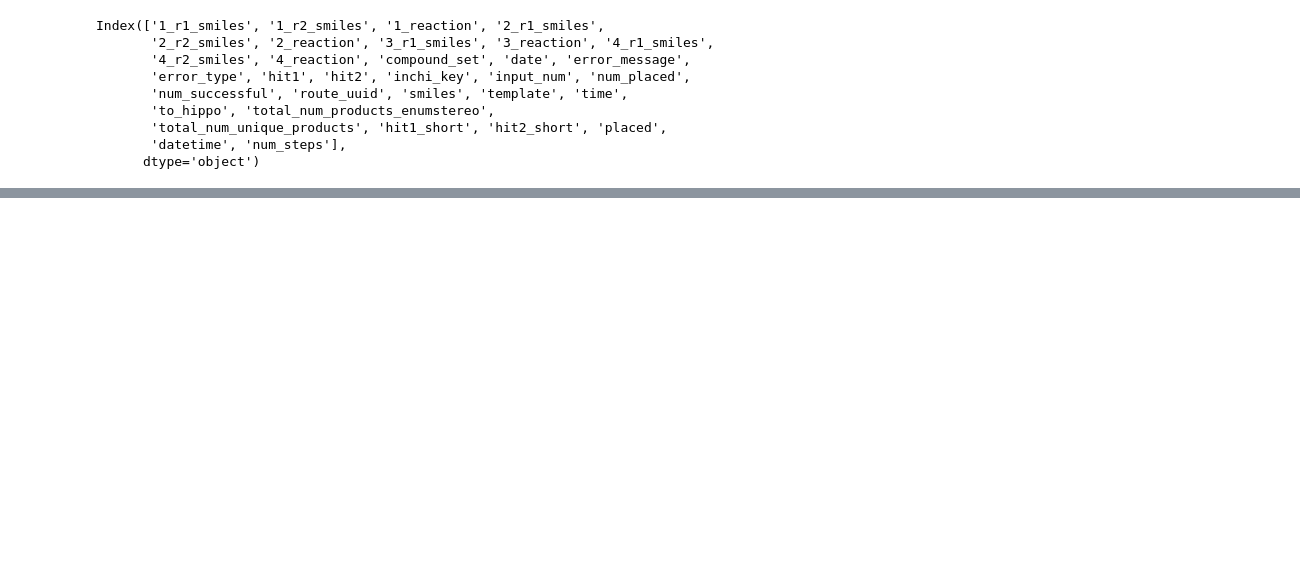
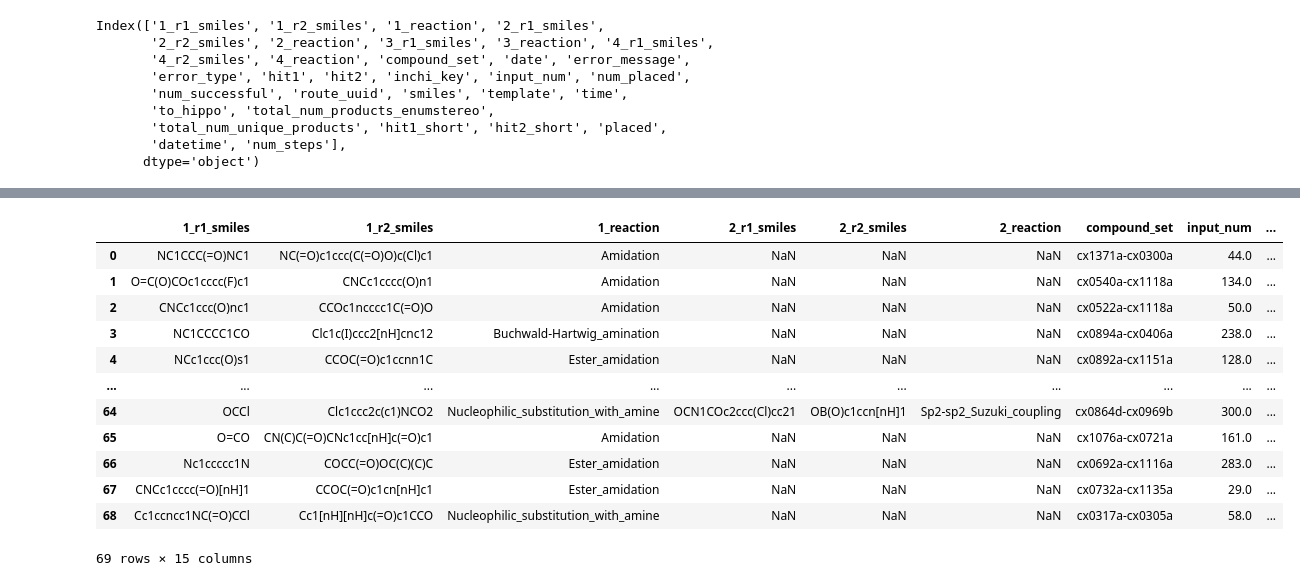
Before and after one commit to kate-fie/CHIKV-Mac-syndirella-run, a Jupyter notebook: nbs/chemistry.ipynb, the cells around one changed output, grey strips where cells are left out. Drawn from its saved outputs; the diff is of its cells as text; code cells hidden in the pictures; blank space fills up the shorter version.

```diff
--- a/nbs/chemistry.ipynb
+++ b/nbs/chemistry.ipynb
@@ -57,0 +228,31 @@ non_car.to_csv('sept10_syndirella_CHIKV_MAC_no_car_routes.csv', index=False)
+# %%
+columns_to_drop = ['date',
+                   'inchi_key',
+                   'total_num_products_enumstereo',
+                   'total_num_unique_products',
+                   'placed',
+                   'num_placed',
+                   'num_successful',
+                   'hit1',
+                   'hit2',
+                   'to_hippo',
+                   'template',
+                   'time']
+df = df.drop(columns=columns_to_drop)
+df.reset_index(drop=True, inplace=True)
+# %%
+df
+# %% [output]
+|  | 1_r1_smiles | 1_r2_smiles | 1_reaction | 2_r1_smiles | 2_r2_smiles | 2_reaction | compound_set | input_num | ... |
+| 0 | NC1CCC(=O)NC1 | NC(=O)c1ccc(C(=O)O)c(Cl)c1 | Amidation | NaN | NaN | NaN | cx1371a-cx0300a | 44.0 | ... |
+| 1 | O=C(O)COc1cccc(F)c1 | CNCc1cccc(O)n1 | Amidation | NaN | NaN | NaN | cx0540a-cx1118a | 134.0 | ... |
+| 2 | CNCc1ccc(O)nc1 | CCOc1ncccc1C(=O)O | Amidation | NaN | NaN | NaN | cx0522a-cx1118a | 50.0 | ... |
+| 3 | NC1CCCC1CO | Clc1c(I)ccc2[nH]cnc12 | Buchwald-Hartwig_amination | NaN | NaN | NaN | cx0894a-cx0406a | 238.0 | ... |
+| 4 | NCc1ccc(O)s1 | CCOC(=O)c1ccnn1C | Ester_amidation | NaN | NaN | NaN | cx0892a-cx1151a | 128.0 | ... |
+| ... | ... | ... | ... | ... | ... | ... | ... | ... | ... |
+| 64 | OCCl | Clc1ccc2c(c1)NCO2 | Nucleophilic_substitution_with_amine | OCN1COc2ccc(Cl)cc21 | OB(O)c1ccn[nH]1 | Sp2-sp2_Suzuki_coupling | cx0864d-cx0969b | 300.0 | ... |
+| 65 | O=CO | CN(C)C(=O)CNc1cc[nH]c(=O)c1 | Amidation | NaN | NaN | NaN | cx1076a-cx0721a | 161.0 | ... |
+| 66 | Nc1ccccc1N | COCC(=O)OC(C)(C)C | Ester_amidation | NaN | NaN | NaN | cx0692a-cx1116a | 283.0 | ... |
+| 67 | CNCc1cccc(=O)[nH]1 | CCOC(=O)c1cn[nH]c1 | Ester_amidation | NaN | NaN | NaN | cx0732a-cx1135a | 29.0 | ... |
+| 68 | Cc1ccncc1NC(=O)CCl | Cc1[nH][nH]c(=O)c1CCO | Nucleophilic_substitution_with_amine | NaN | NaN | NaN | cx0317a-cx0305a | 58.0 | ... |
+69 rows × 15 columns
```
Also changed, not shown: parts of 13 cells of this notebook, 10 other files.
